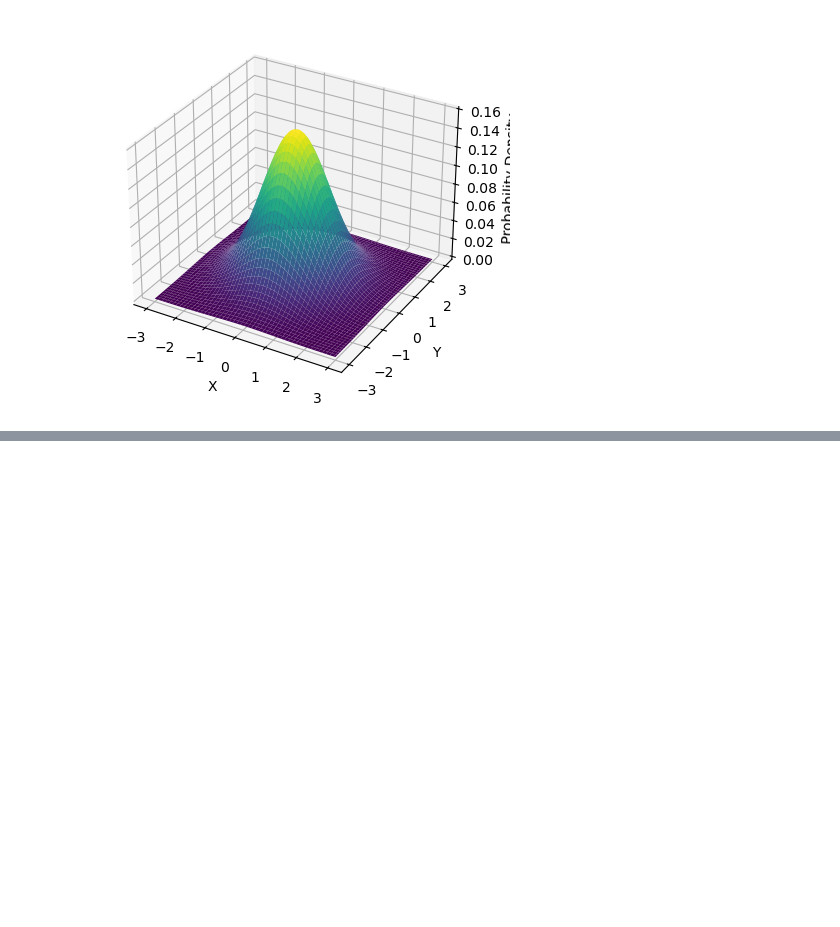
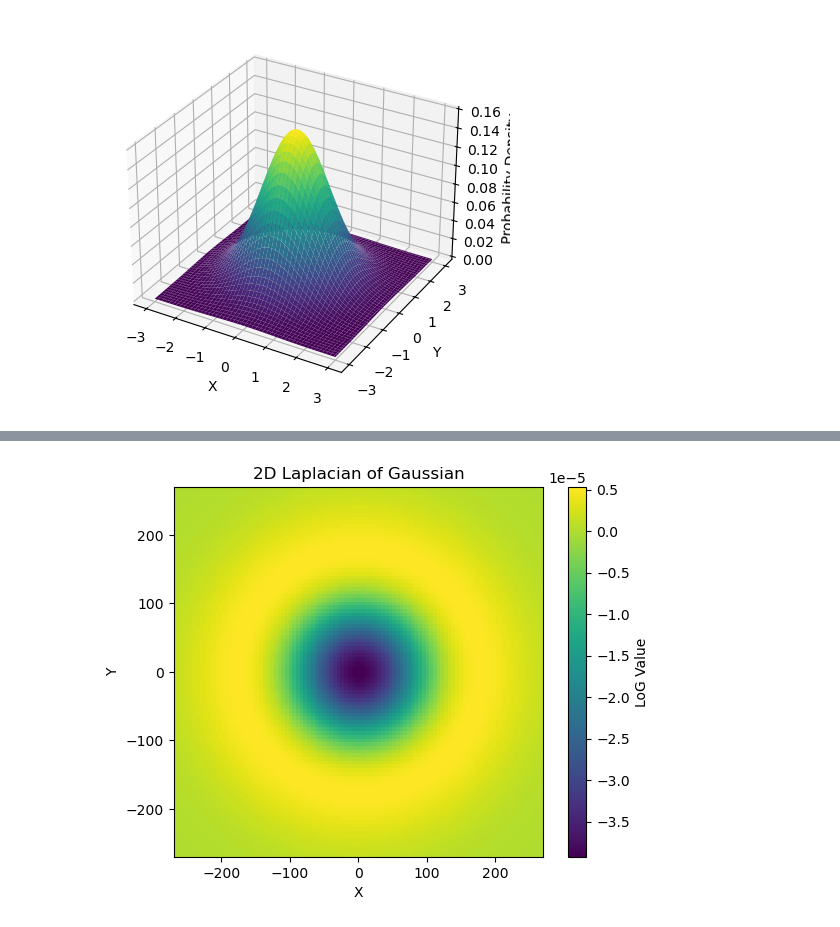
Before and after one commit to praveen2k2/Image_Processing_A, a Jupyter notebook: Assigment_2/assigment2.ipynb, the cells around one changed output, grey strips where cells are left out. Saved outputs shown, nothing was run; the diff lists cells and outputs as text; code cells hidden in the pictures; blank space fills up the shorter version.

```diff
--- a/Assigment_2/assigment2.ipynb
+++ b/Assigment_2/assigment2.ipynb
@@ -64,0 +71,9 @@ plt.show()
+# %%
+plt.imshow(LoG, extent=[x.min(), x.max(), y.min(), y.max()], cmap='viridis')
+plt.colorbar(label='LoG Value')
+plt.title('2D Laplacian of Gaussian')
+plt.xlabel('X')
+plt.ylabel('Y')
+plt.show()
+# %% [output]
+[figure, added]
```
Also changed, not shown: parts of 6 cells of this notebook.
